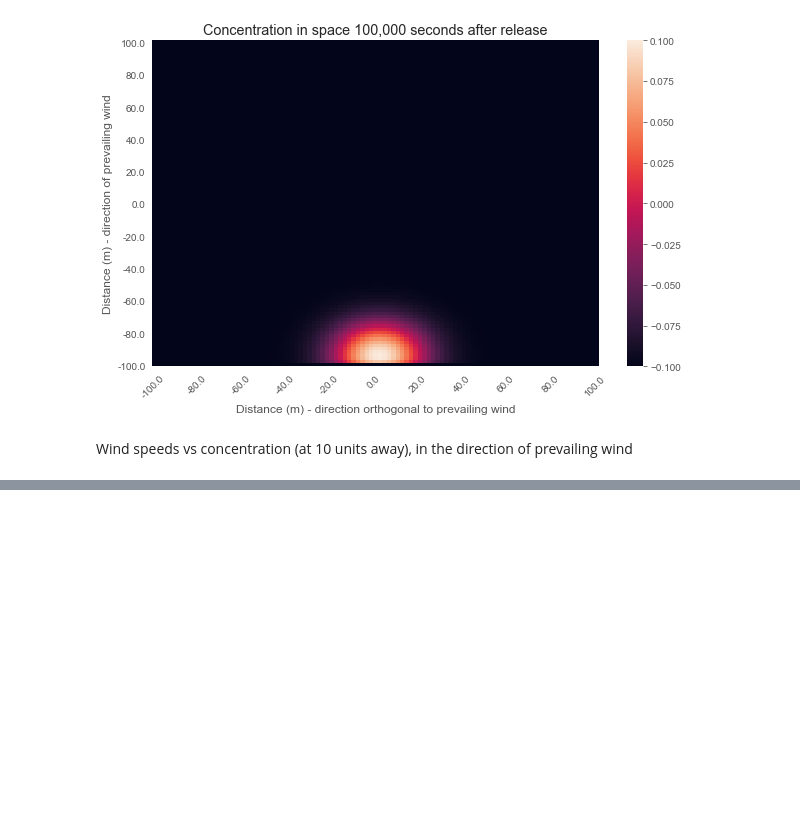
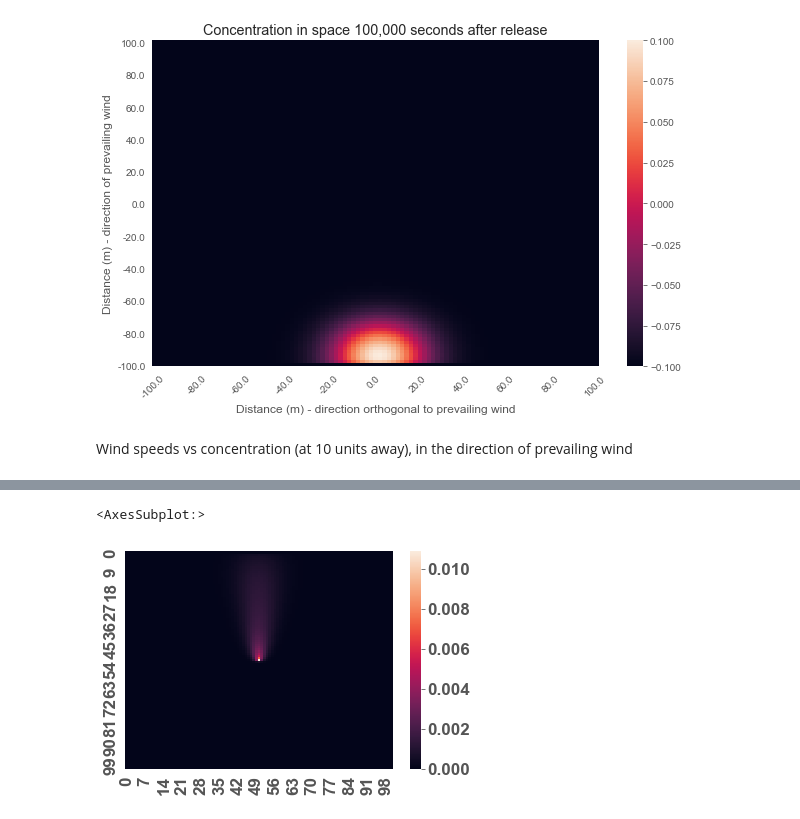
Before and after one commit to ktadgh/Air-Pollution, a Jupyter notebook: Air Polution_normal_wind_speed.ipynb, the cells around one changed output, grey strips where cells are left out. Saved outputs shown, nothing was run; the diff lists cells and outputs as text; code cells hidden in the pictures; blank space fills up the shorter version.

```diff
--- a/Air Polution_normal_wind_speed.ipynb
+++ b/Air Polution_normal_wind_speed.ipynb
@@ -715,0 +730,42 @@ import time
+# %%
+x_mean = 2.0046153468353722
+x_std = 2.168835495560843
+
+y_mean = 1.0209864186943514*np.exp(-16)
+y_std = 2.901290755064771
+# %%
+
+# ====== setting parameters =======
+Nt_gaps = int(2**14)  # number of timesteps
+Lx = 100000  # final distance in x
+Ly = 100000  # final distance in y
+T = 100000 # final time
+Nt_points = Nt_gaps + 1
+h = T/(Nt_points)  # time step
+
+t = np.linspace(0.,T,Nt_points)  # times at each time step
+Nx_spaces = 100; # number of spaces in x direction
+Ny_spaces = Nx_spaces
+Nx_points = Nx_spaces + 1
+Ny_points = Ny_spaces + 1
+
+x_pde = np.linspace(-Lx, Ly, Nx_points)
+y_pde = np.linspace(-Lx, Ly, Ny_points)
+
+dx = x_pde[1] - x_pde[0]
+dy = y_pde[1] - x_pde[0]
+dt = t[1] - t[0]
+
+# Setting B, C and v for the numerical soultions
+D = 0.208/10000
+C = D*dt/(dx**2)
+#vx = 5
+#vy = 5
+#Bx = vx*dt/(2*dx)
+#By = vy*dt/(2*dx)
+print("Delta x =", dx, "Delta t = ", dt, "C =", C)
+print(x_mean)
+# %%
+U =  np.zeros((Nt_points,Nx_points,Ny_points))
+u = np.zeros((Nx_points, Ny_points))
+U = calculate_continuous(U,x_mean, y_mean)
@@ -715,0 +791,5 @@ import time
+# %%
+sb.heatmap(U[16000])
+# %% [output]
+<AxesSubplot:>
+[figure, added]
```
Also changed, not shown: parts of 10 cells of this notebook.
